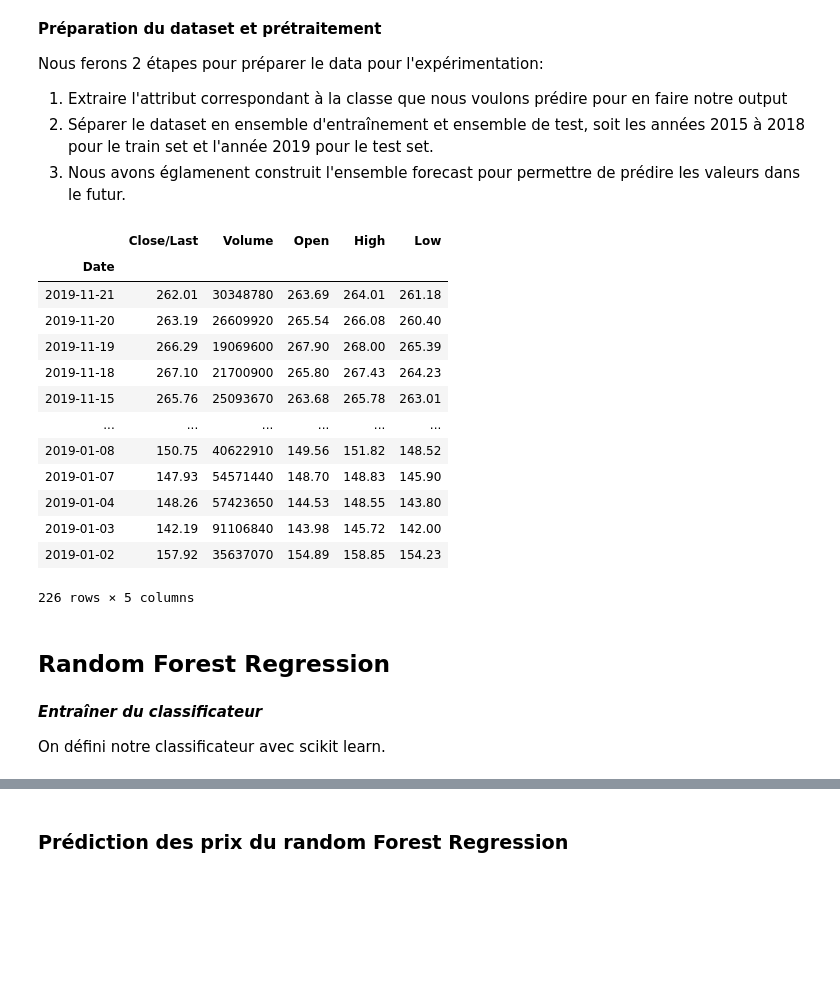
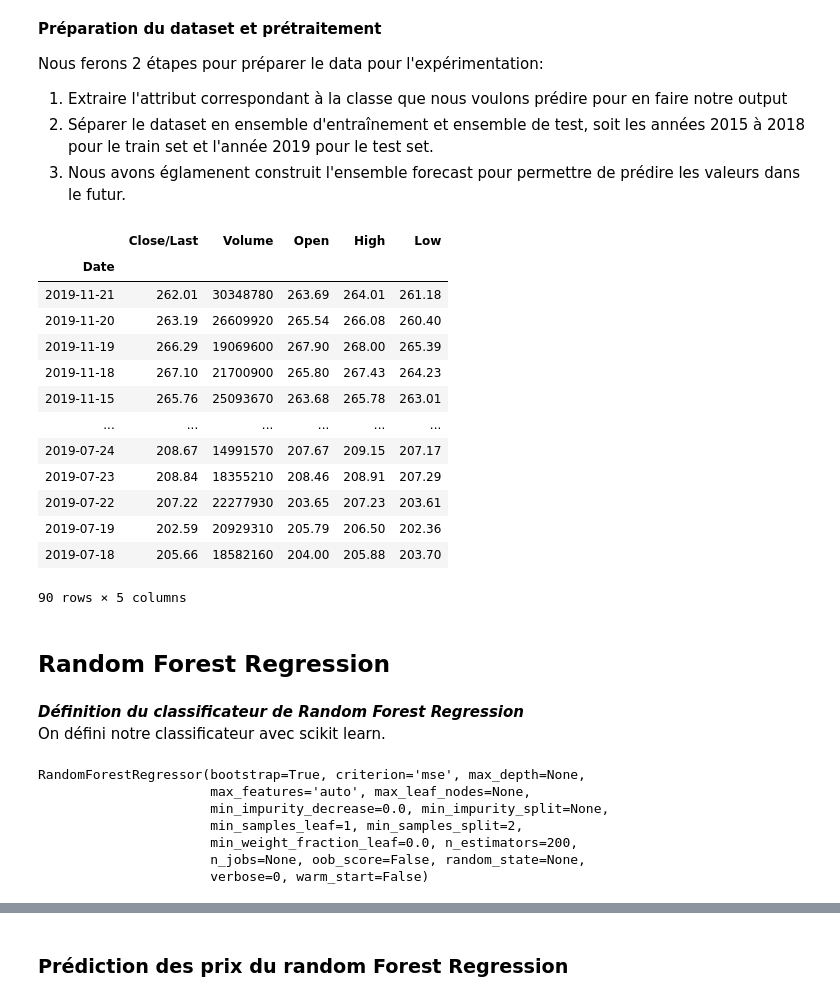
Before and after one commit to MilenaDionne/project-CSI4506, a Jupyter notebook: projetCSI4506.ipynb, the cells around one changed output, grey strips where cells are left out. Cells and saved outputs as stored; diff of their text form; code cells hidden in the pictures; blank space fills up the shorter version.

```diff
--- a/projetCSI4506.ipynb
+++ b/projetCSI4506.ipynb
@@ -150,40 +150,48 @@ Nous ferons 2 étapes pour préparer le data pour l'expérimentation:
 # %%
 #Peut exécuter cette cellule une seule fois à cause de la méthode drop ()
 aapl=aapl.drop(['oc_diff'], axis=1)
+aapl = aapl[:' 2017-01-01 00:00:00' ]
 
-aapl['daily_avg_After_Month']=aapl['daily_avg'].shift(-30)
-X_aapl = aapl.dropna().drop(['daily_avg_After_Month','daily_avg'], axis=1)
-y_aapl = aapl.dropna()['daily_avg_After_Month']
+aapl['daily_avg_After_4months']=aapl['daily_avg'].shift(-90)
+X_aapl = aapl.dropna().drop(['daily_avg_After_4months','daily_avg'], axis=1)
+y_aapl = aapl.dropna()['daily_avg_After_4months']
 
-x_train_aapl = X_aapl[' 2018-12-31 00:00:00':' 2015-01-01 00:00:00']
-y_train_aapl = y_aapl[' 2018-12-31 00:00:00':' 2015-01-01 00:00:00']
-x_test_aapl = X_aapl[:' 2019-01-01']
-y_test_aapl = y_aapl[:' 2019-01-01']
+x_train_aapl = X_aapl.tail(-90)
+y_train_aapl = y_aapl.tail(-90)
+x_test_aapl = X_aapl.head(90)
+y_test_aapl = y_aapl.head(90)
 #X_train_aapl, X_test_aapl, y_train_aapl, y_test_aapl = train_test_split(X_aapl, y_aapl, test_size=0.25, random_state=43)
-X_forecast_aapl =  aapl[:' 2019-01-01'].drop(['daily_avg_After_Month','daily_avg'], axis=1)
+X_forecast_aapl =  aapl.head(90).drop(['daily_avg_After_4months','daily_avg'], axis=1)
 
-X_forecast_aapl
+x_test_aapl
 # %% [output]
 |  | Close/Last | Volume | Open | High | Low |
 | Date |  |  |  |  |  |
 | 2019-11-21 | 262.01 | 30348780 | 263.69 | 264.01 | 261.18 |
 | 2019-11-20 | 263.19 | 26609920 | 265.54 | 266.08 | 260.40 |
 | 2019-11-19 | 266.29 | 19069600 | 267.90 | 268.00 | 265.39 |
 | 2019-11-18 | 267.10 | 21700900 | 265.80 | 267.43 | 264.23 |
 | 2019-11-15 | 265.76 | 25093670 | 263.68 | 265.78 | 263.01 |
 | ... | ... | ... | ... | ... | ... |
-| 2019-01-08 | 150.75 | 40622910 | 149.56 | 151.82 | 148.52 |
-| 2019-01-07 | 147.93 | 54571440 | 148.70 | 148.83 | 145.90 |
-| 2019-01-04 | 148.26 | 57423650 | 144.53 | 148.55 | 143.80 |
-| 2019-01-03 | 142.19 | 91106840 | 143.98 | 145.72 | 142.00 |
-| 2019-01-02 | 157.92 | 35637070 | 154.89 | 158.85 | 154.23 |
+| 2019-07-24 | 208.67 | 14991570 | 207.67 | 209.15 | 207.17 |
+| 2019-07-23 | 208.84 | 18355210 | 208.46 | 208.91 | 207.29 |
+| 2019-07-22 | 207.22 | 22277930 | 203.65 | 207.23 | 203.61 |
+| 2019-07-19 | 202.59 | 20929310 | 205.79 | 206.50 | 202.36 |
+| 2019-07-18 | 205.66 | 18582160 | 204.00 | 205.88 | 203.70 |
-226 rows × 5 columns
+90 rows × 5 columns
 # %% [markdown]
 ## Random Forest Regression
 # %% [markdown]
-***Entraîner du classificateur***
-
+***Définition du classificateur de Random Forest Regression***
 On défini notre classificateur avec scikit learn.
 # %%
-rf = RandomForestRegressor(n_estimators=200)
-rf.fit(x_train_aapl, y_train_aapl);
+clf = RandomForestRegressor(n_estimators=200)
+clf.fit(x_train_aapl, y_train_aapl)
+# %% [output]
+RandomForestRegressor(bootstrap=True, criterion='mse', max_depth=None,
+                      max_features='auto', max_leaf_nodes=None,
+                      min_impurity_decrease=0.0, min_impurity_split=None,
+                      min_samples_leaf=1, min_samples_split=2,
+                      min_weight_fraction_leaf=0.0, n_estimators=200,
+                      n_jobs=None, oob_score=False, random_state=None,
+                      verbose=0, warm_start=False)
```
Also changed, not shown: parts of 14 cells of this notebook.
